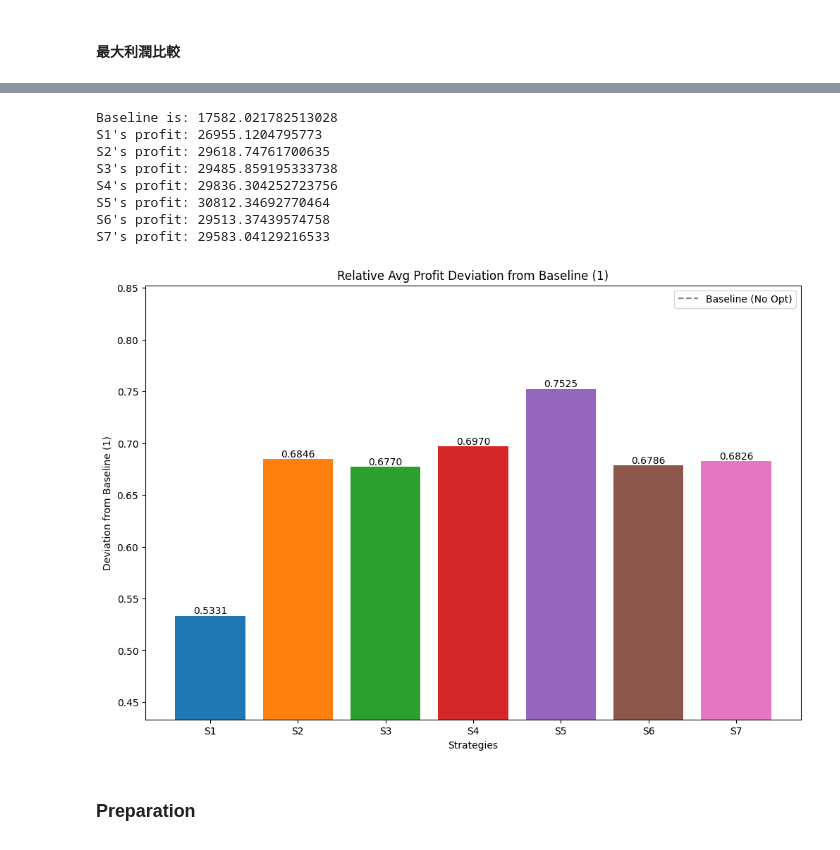
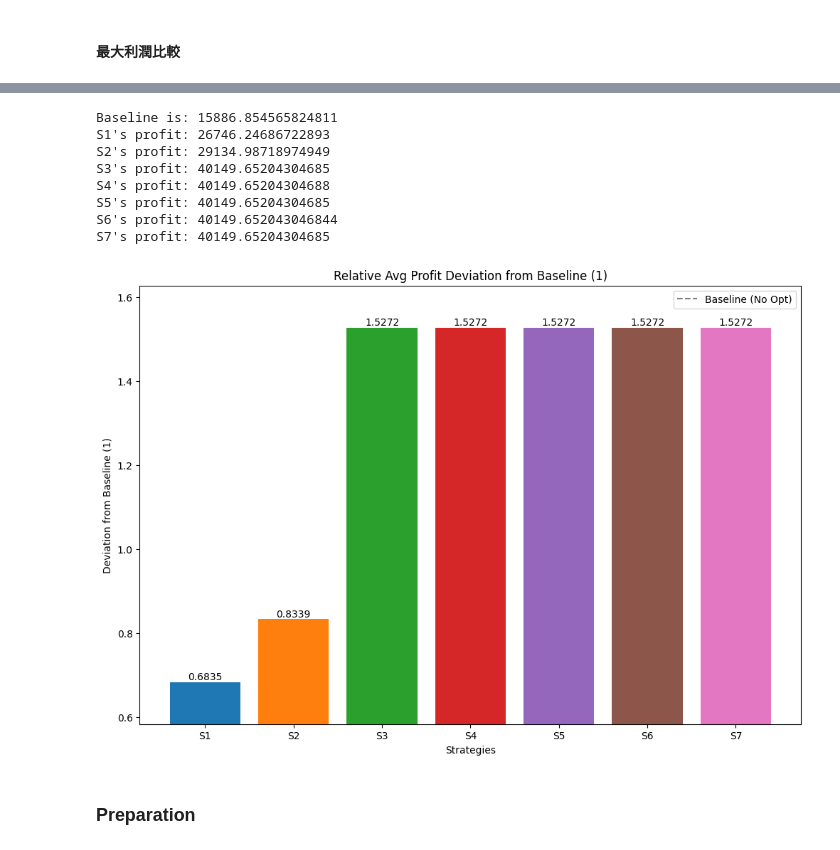
Before and after one commit to hanyuany14/Two-Phase-Newsvendor, a Jupyter notebook: Week_HW.ipynb, the cells around one changed output, grey strips where cells are left out. Cells and saved outputs as stored; diff of their text form; code cells hidden in the pictures.

```diff
--- a/Week_HW.ipynb
+++ b/Week_HW.ipynb
@@ -5914,10 +6835,12 @@ if results_df_4 is None or len(results_df_4) == 0:
     print(f"Model didn't find optimized result.")
     max_profit_for_s4 = -1
 else:
-    max_profit_row = results_df_4.loc[results_df_4["average_profits"].idxmax()]
-    max_profit_for_s4 = max_profit_row["average_profits"]
+    max_profit_row = stimulation_results_df_4.loc[
+        stimulation_results_df_4["profits"].idxmax()
+    ]
+    max_profit_for_s4 = max_profit_row["profits"]
 
-    print(f"策略4最佳策略在：\nR={max_profit_row['R']}, \nF={max_profit_row['F_vars']}")
+    print(f"策略4最佳策略在：\nR={max_profit_row['R(T)']}, \nF={max_profit_row['F']}")
     print(f"策略4最佳策略之下最大利潤(Avg profit)為：{max_profit_for_s4}")
 # %% [output]
 策略4最佳策略在：
@@ -5931,10 +6854,12 @@ if results_df_5 is None or len(results_df_5) == 0:
     print(f"Model didn't find optimized result.")
     max_profit_for_s5 = -1
 else:
-    max_profit_row = results_df_5.loc[results_df_5["average_profits"].idxmax()]
-    max_profit_for_s5 = max_profit_row["average_profits"]
+    max_profit_row = stimulation_results_df_5.loc[
+        stimulation_results_df_5["profits"].idxmax()
+    ]
+    max_profit_for_s5 = max_profit_row["profits"]
 
-    print(f"策略5最佳策略在：\nR={max_profit_row['R']}, \nF={max_profit_row['F_vars']}")
+    print(f"策略5最佳策略在：\nR={max_profit_row['R(T)']}, \nF={max_profit_row['F']}")
     print(f"策略5最佳策略之下最大利潤(Avg profit)為：{max_profit_for_s5}")
 # %% [output]
 策略5最佳策略在：
@@ -5948,10 +6873,12 @@ if results_df_6 is None or len(results_df_6) == 0:
     print(f"Model didn't find optimized result.")
     max_profit_for_s6 = -1
 else:
-    max_profit_row = results_df_6.loc[results_df_6["average_profits"].idxmax()]
-    max_profit_for_s6 = max_profit_row["average_profits"]
+    max_profit_row = stimulation_results_df_6.loc[
+        stimulation_results_df_6["profits"].idxmax()
+    ]
+    max_profit_for_s6 = max_profit_row["profits"]
 
-    print(f"策略6最佳策略在：\nR={max_profit_row['R']}, \nF={max_profit_row['F_vars']}")
+    print(f"策略6最佳策略在：\nR={max_profit_row['R(T)']}, \nF={max_profit_row['F']}")
     print(f"策略6最佳策略之下最大利潤(Avg profit)為：{max_profit_for_s6}")
 # %% [output]
 策略6最佳策略在：
@@ -5965,10 +6892,12 @@ if results_df_7 is None or len(results_df_7) == 0:
     print(f"Model didn't find optimized result.")
     max_profit_for_s7 = -1
 else:
-    max_profit_row = results_df_7.loc[results_df_7["average_profits"].idxmax()]
-    max_profit_for_s7 = max_profit_row["average_profits"]
+    max_profit_row = stimulation_results_df_7.loc[
+        stimulation_results_df_7["profits"].idxmax()
+    ]
+    max_profit_for_s7 = max_profit_row["profits"]
 
-    print(f"策略7最佳策略在：\nR={max_profit_row['R']}, \nF={max_profit_row['F_vars']}")
+    print(f"策略7最佳策略在：\nR={max_profit_row['R(T)']}, \nF={max_profit_row['F']}")
     print(f"策略7最佳策略之下最大利潤(Avg profit)為：{max_profit_for_s7}")
 # %% [output]
 策略7最佳策略在：
@@ -6001,26 +6927,26 @@ np.float64(17582.021782513028)
 # %%
 # 使用範例
-max_profits = [
+train_max_profits = [
     max_profit_for_s1,
     max_profit_for_s2,
     max_profit_for_s3,
     max_profit_for_s4,
     max_profit_for_s5,
     max_profit_for_s6,
     max_profit_for_s7,
 ]
 
-plot_relative_profit_deviation(float(baseline_profit), max_profits)
+plot_relative_profit_deviation(float(baseline_avg_profits), train_max_profits)
 # %% [output]
-Baseline is: 17582.021782513028
-S1's profit: 26955.1204795773
-S2's profit: 29618.74761700635
-S3's profit: 29485.859195333738
-S4's profit: 29836.304252723756
-S5's profit: 30812.34692770464
-S6's profit: 29513.37439574758
-S7's profit: 29583.04129216533
+Baseline is: 15886.854565824811
+S1's profit: 26746.24686722893
+S2's profit: 29134.98718974949
+S3's profit: 40149.65204304685
+S4's profit: 40149.65204304688
+S5's profit: 40149.65204304685
+S6's profit: 40149.652043046844
+S7's profit: 40149.65204304685
-[figure, old version]
+[figure, new version]
 # %% [markdown]
 ### Preparation
 # %%
```
Also changed, not shown: parts of 132 cells of this notebook, 30 other files.
